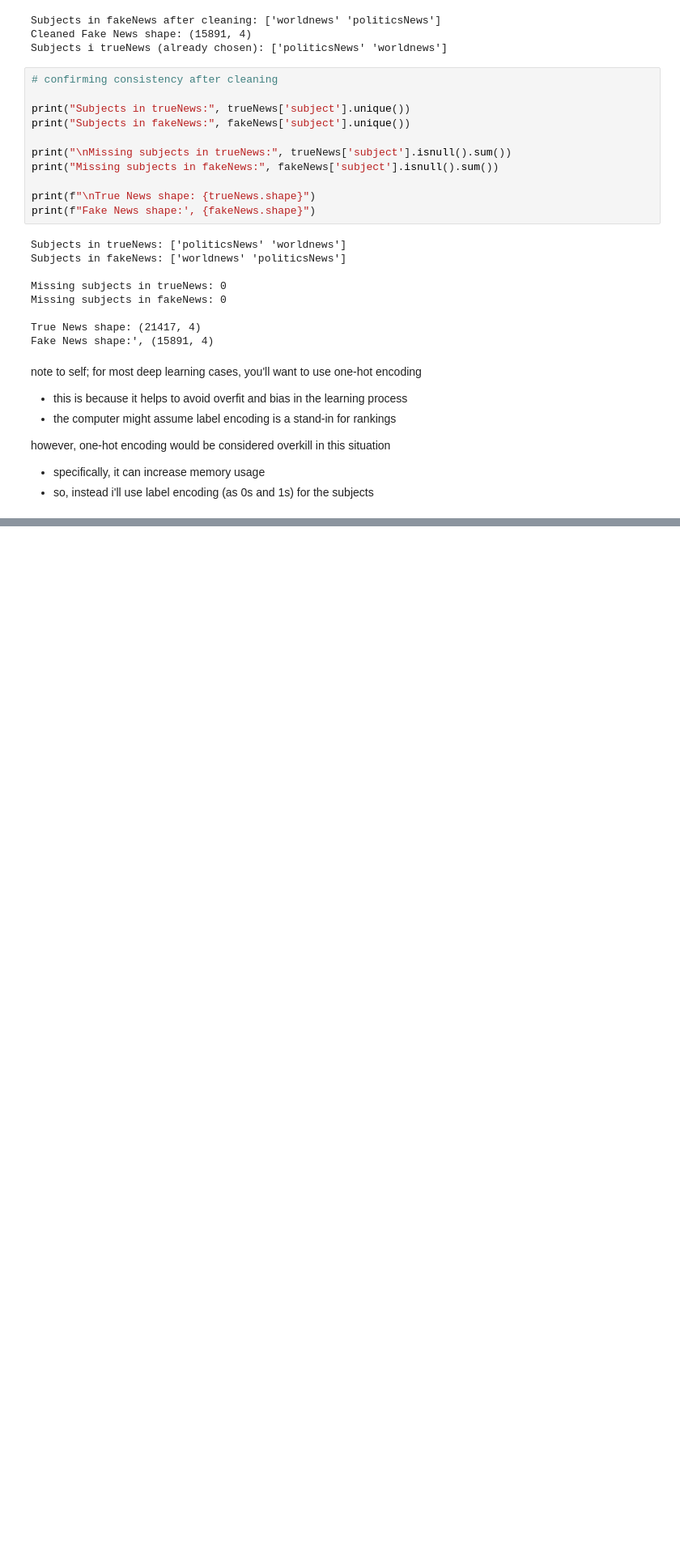
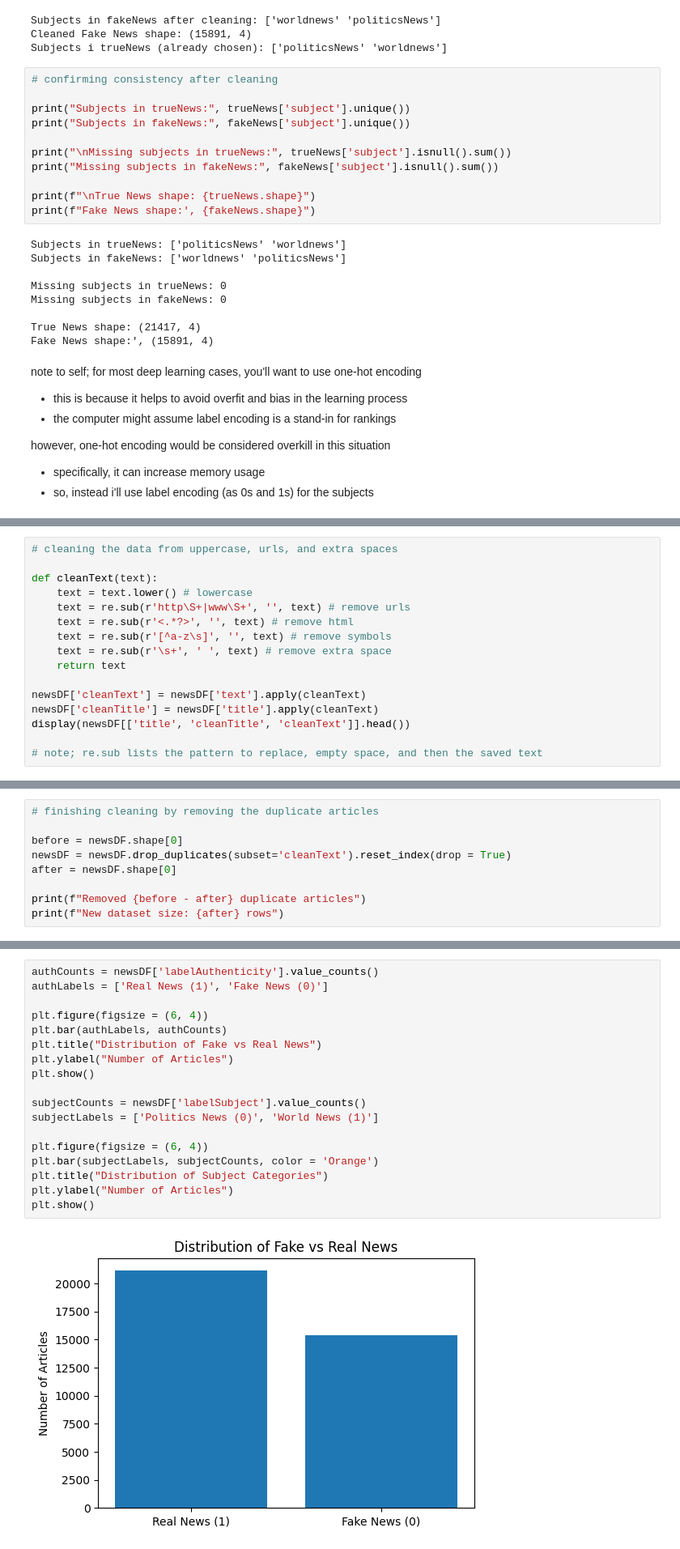
Before and after one commit to eliasangelss/fake-news, a Jupyter notebook: model.ipynb, the cells around one changed output, grey strips where cells are left out. Shown at 81% size. Drawn from its saved outputs; the diff is of its cells as text; blank space fills up the shorter version.

Commit message:
data visualization

```diff
--- a/model.ipynb
+++ b/model.ipynb
@@ -167,3 +171,19 @@ Combined Dataset Shape: (37308, 6)
 | 2 | Senior U.S. Republican senator: '... | WASHINGTON (Reuters) - The specia... | politicsNews | December 31, 2017 | 1 | 0 |
 | 3 | FBI Russia probe helped by Austra... | WASHINGTON (Reuters) - Trump camp... | politicsNews | December 30, 2017 | 1 | 0 |
 | 4 | Trump wants Postal Service to cha... | SEATTLE/WASHINGTON (Reuters) - Pr... | politicsNews | December 29, 2017 | 1 | 0 |
+# %%
+# cleaning the data from uppercase, urls, and extra spaces
+
+def cleanText(text):
+    text = text.lower() # lowercase
+    text = re.sub(r'http\S+|www\S+', '', text) # remove urls
+    text = re.sub(r'<.*?>', '', text) # remove html
+    text = re.sub(r'[^a-z\s]', '', text) # remove symbols
+    text = re.sub(r'\s+', ' ', text) # remove extra space
+    return text
+
+newsDF['cleanText'] = newsDF['text'].apply(cleanText)
+newsDF['cleanTitle'] = newsDF['title'].apply(cleanText)
+display(newsDF[['title', 'cleanTitle', 'cleanText']].head())
+
+# note; re.sub lists the pattern to replace, empty space, and then the saved text
@@ -169,0 +197,9 @@ Combined Dataset Shape: (37308, 6)
+# %%
+# finishing cleaning by removing the duplicate articles
+
+before = newsDF.shape[0]
+newsDF = newsDF.drop_duplicates(subset='cleanText').reset_index(drop = True)
+after = newsDF.shape[0]
+
+print(f"Removed {before - after} duplicate articles")
+print(f"New dataset size: {after} rows")
@@ -169,0 +209,20 @@ Combined Dataset Shape: (37308, 6)
+# %%
+authCounts = newsDF['labelAuthenticity'].value_counts()
+authLabels = ['Real News (1)', 'Fake News (0)']
+
+plt.figure(figsize = (6, 4))
+plt.bar(authLabels, authCounts)
+plt.title("Distribution of Fake vs Real News")
+plt.ylabel("Number of Articles")
+plt.show()
+
+subjectCounts = newsDF['labelSubject'].value_counts()
+subjectLabels = ['Politics News (0)', 'World News (1)']
+
+plt.figure(figsize = (6, 4))
+plt.bar(subjectLabels, subjectCounts, color = 'Orange')
+plt.title("Distribution of Subject Categories")
+plt.ylabel("Number of Articles")
+plt.show()
+# %% [output]
+[figure, added]
```
Also changed, not shown: parts of 6 cells of this notebook.
